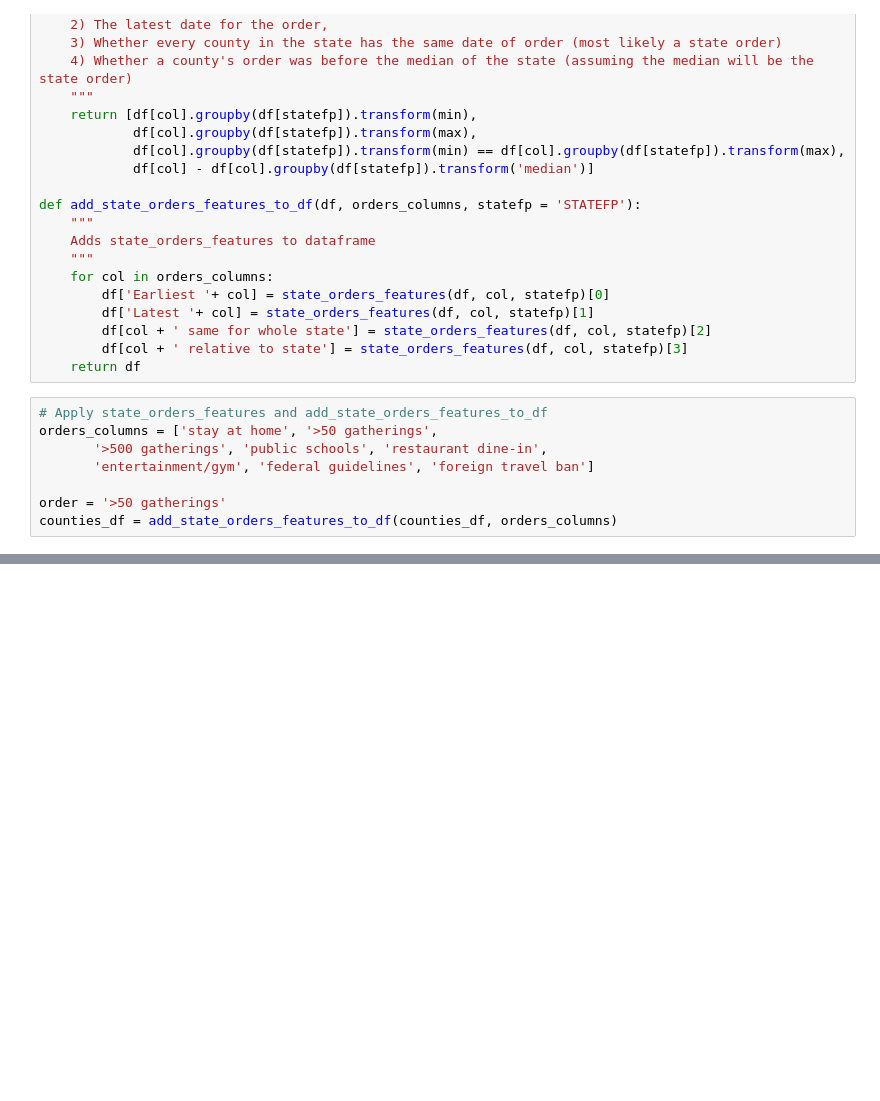
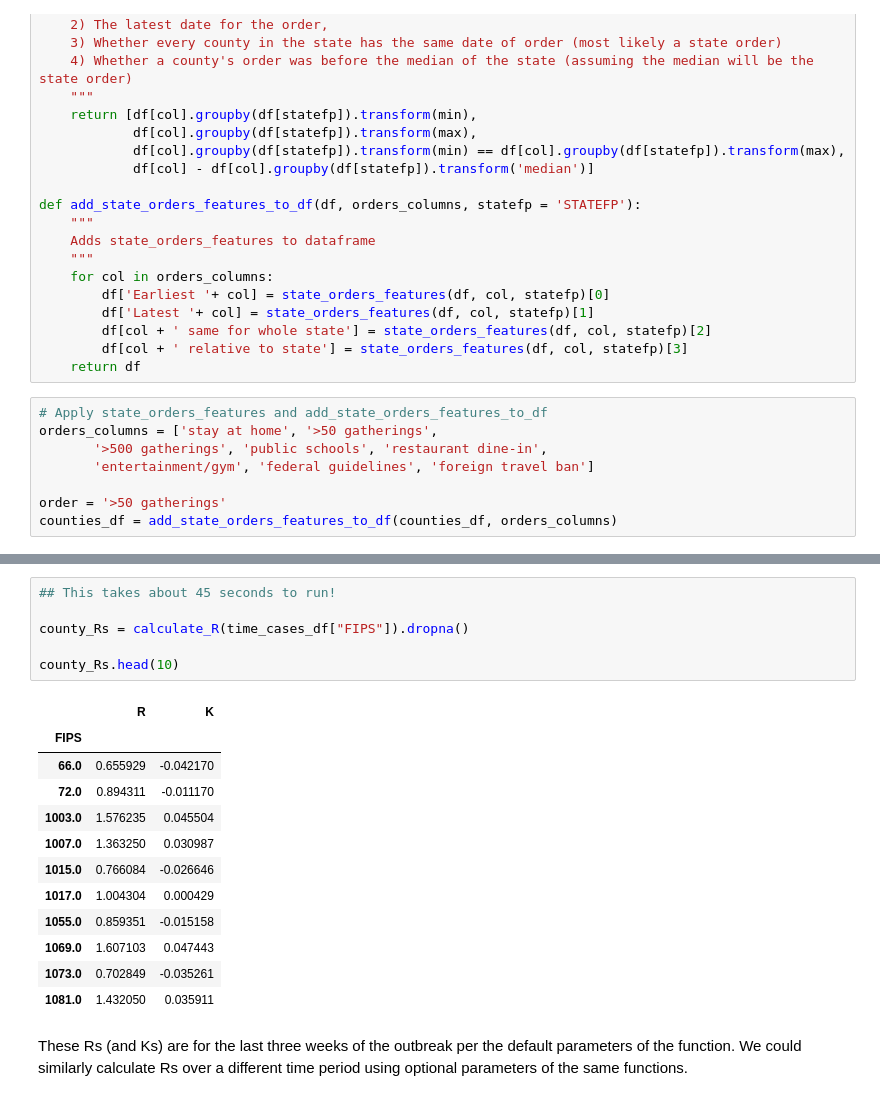
Before and after one commit to joshuaiokua/data100_final-project, a Jupyter notebook: DS 100 Final Project.ipynb, the cells around one changed output, grey strips where cells are left out. Cells and saved outputs as stored; diff of their text form; blank space fills up the shorter version.

Commit message:
added calculate R function to group notebook

```diff
--- a/DS 100 Final Project.ipynb
+++ b/DS 100 Final Project.ipynb
@@ -532,0 +736,21 @@ counties_df = add_state_orders_features_to_df(counties_df, orders_columns)
+# %%
+## This takes about 45 seconds to run!
+
+county_Rs = calculate_R(time_cases_df["FIPS"]).dropna()
+
+county_Rs.head(10)
+# %% [output]
+|  | R | K |
+| FIPS |  |  |
+| 66.0 | 0.655929 | -0.042170 |
+| 72.0 | 0.894311 | -0.011170 |
+| 1003.0 | 1.576235 | 0.045504 |
+| 1007.0 | 1.363250 | 0.030987 |
+| 1015.0 | 0.766084 | -0.026646 |
+| 1017.0 | 1.004304 | 0.000429 |
+| 1055.0 | 0.859351 | -0.015158 |
+| 1069.0 | 1.607103 | 0.047443 |
+| 1073.0 | 0.702849 | -0.035261 |
+| 1081.0 | 1.432050 | 0.035911 |
+# %% [markdown]
+These Rs (and Ks) are for the last three weeks of the outbreak per the default parameters of the function. We could similarly calculate Rs over a different time period using optional parameters of the same functions.
```
Also changed, not shown: parts of 7 cells of this notebook.
